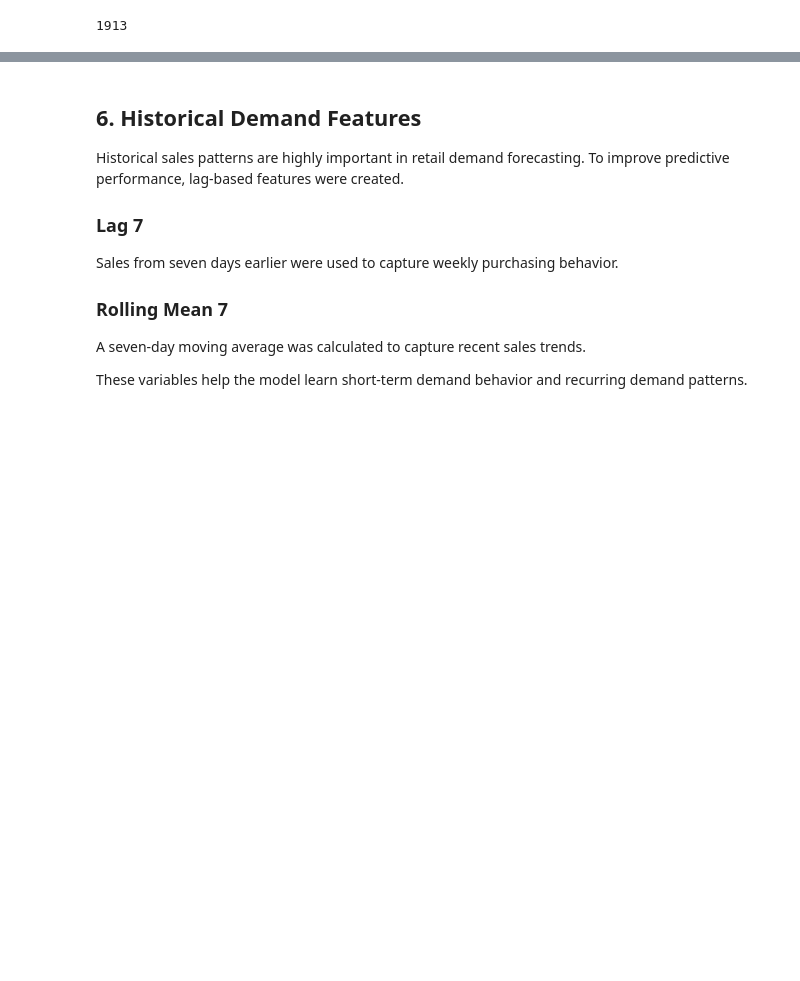
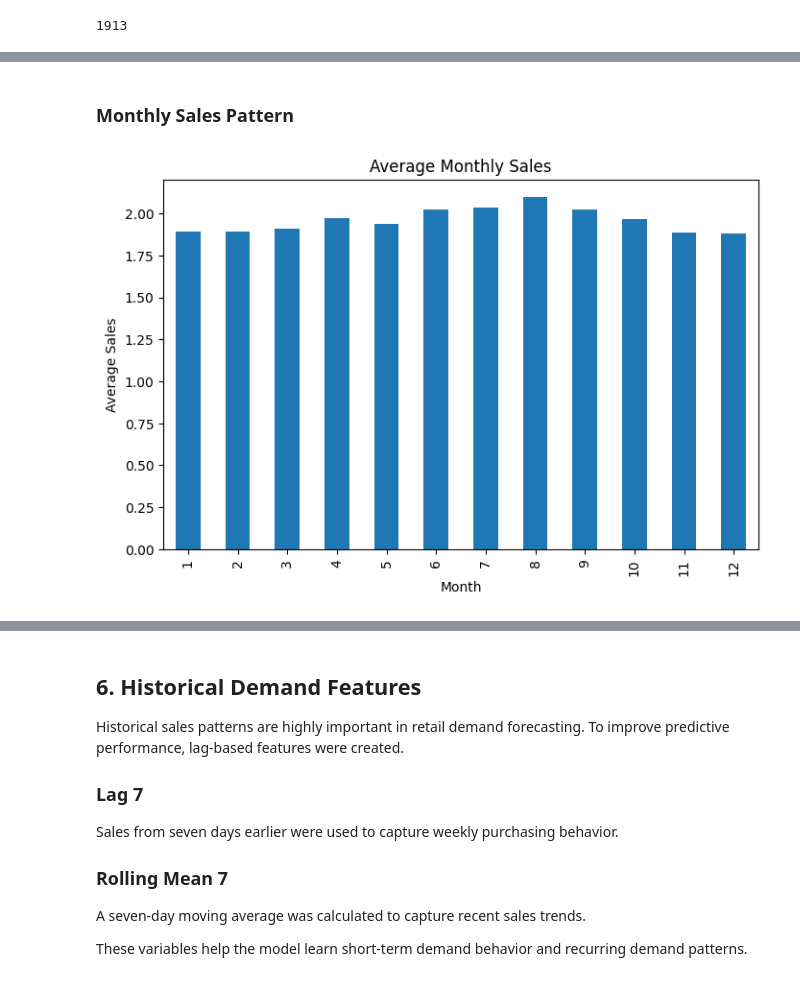
Before and after one commit to KarthikRamu-gif/retail-demand-forecasting-ml, a Jupyter notebook: notebooks/retail_demand_forecasting.ipynb, the cells around one changed output, grey strips where cells are left out. Cells and saved outputs as stored; diff of their text form; code cells hidden in the pictures; blank space fills up the shorter version.

```diff
--- a/notebooks/retail_demand_forecasting.ipynb
+++ b/notebooks/retail_demand_forecasting.ipynb
@@ -148,0 +171,16 @@ long_df['date'].nunique()
+# %% [markdown]
+### Monthly Sales Pattern
+# %%
+monthly_sales = long_df.groupby(
+    'month'
+)['sales'].mean()
+
+plt.figure(figsize=(8,5))
+monthly_sales.plot(kind='bar')
+
+plt.title('Average Monthly Sales')
+plt.xlabel('Month')
+plt.ylabel('Average Sales')
+plt.show()
+# %% [output]
+[figure, added]
```
Also changed, not shown: parts of 9 cells of this notebook.
